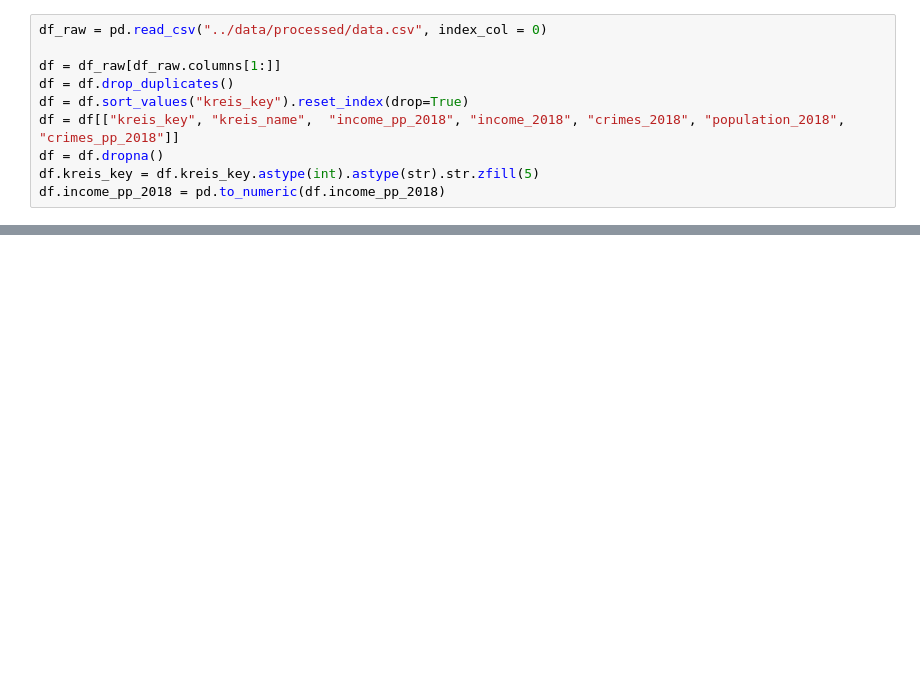
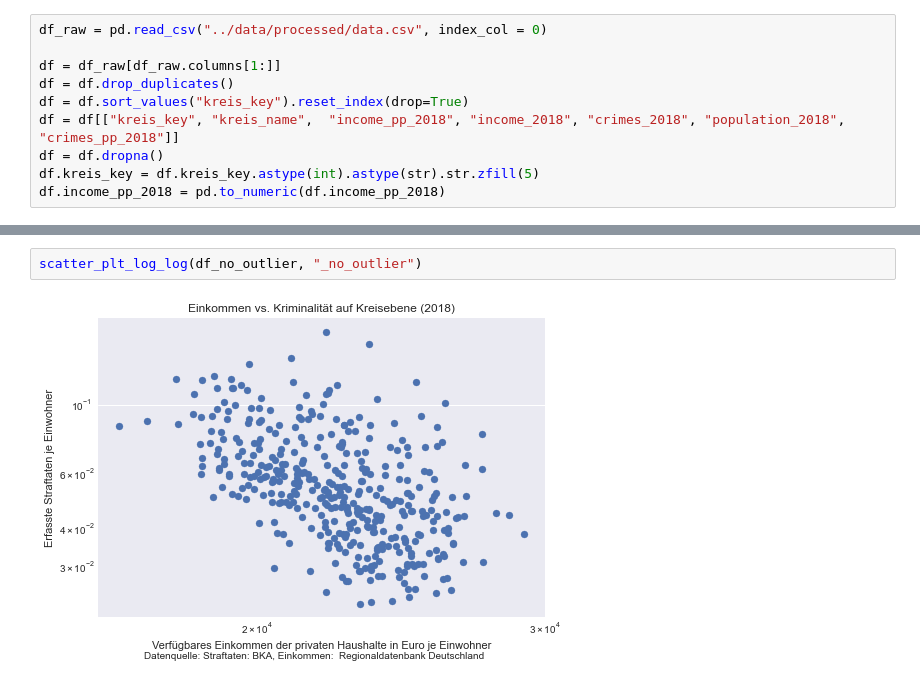
Before and after one commit to dullibri/if_license_plates_could_talk, a Jupyter notebook: notebooks/eda.ipynb, the cells around one changed output, grey strips where cells are left out. Drawn from its saved outputs; the diff is of its cells as text; blank space fills up the shorter version.

```diff
--- a/notebooks/eda.ipynb
+++ b/notebooks/eda.ipynb
@@ -40,0 +77,4 @@ plt.savefig(os.path.join(".." , "output" ,  "crimes_vs_income_2018.png"))
+# %%
+scatter_plt_log_log(df_no_outlier, "_no_outlier")
+# %% [output]
+[figure, added]
```
Also changed, not shown: parts of 3 cells of this notebook, 11 other files.
